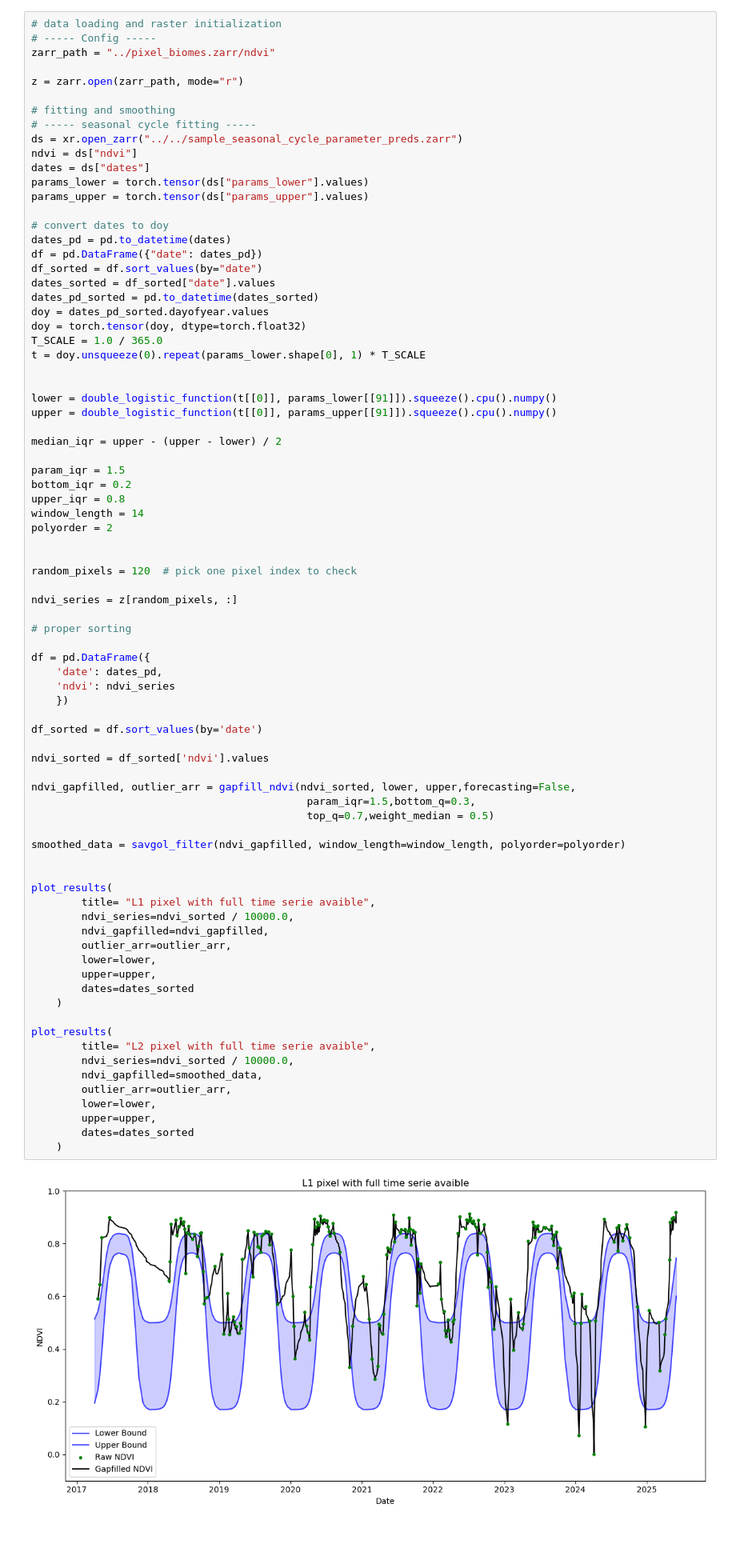
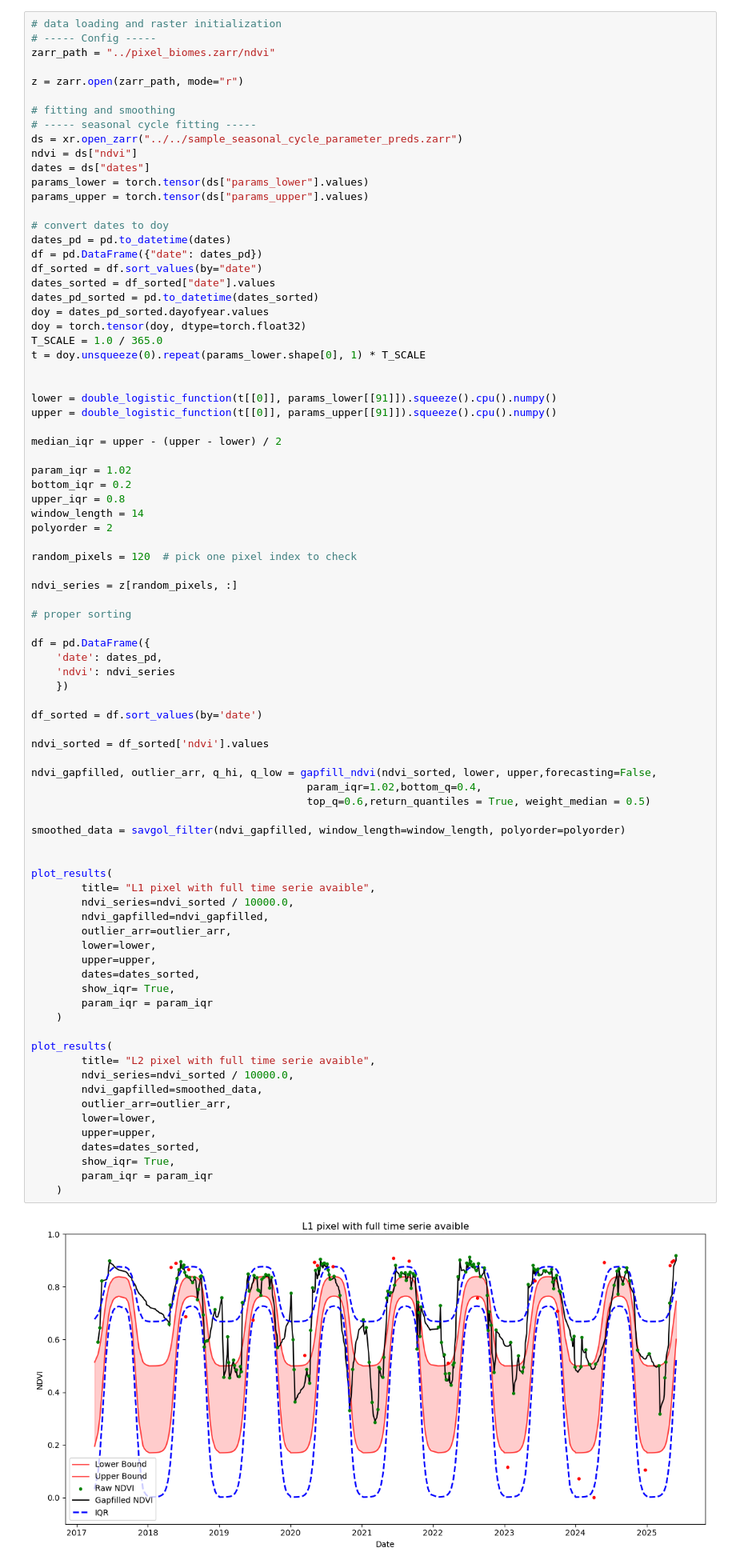
Before and after one commit to geco-bern/swiss-ndvi-processing, a Jupyter notebook: demo/notebook/feedback.ipynb, the cells around one changed output. Shown at 80% size. Saved outputs shown, nothing was run; the diff lists cells and outputs as text; blank space fills up the shorter version.

Commit message:
update outlier detection

```diff
--- a/demo/notebook/feedback.ipynb
+++ b/demo/notebook/feedback.ipynb
@@ -65,12 +68,11 @@ upper = double_logistic_function(t[[0]], params_upper[[91]]).squeeze().cpu().num
 
 median_iqr = upper - (upper - lower) / 2
 
-param_iqr = 1.5
+param_iqr = 1.02
 bottom_iqr = 0.2
 upper_iqr = 0.8
 window_length = 14
 polyorder = 2
-
 
 random_pixels = 120  # pick one pixel index to check
 
@@ -82,36 +84,40 @@ df = pd.DataFrame({
     'date': dates_pd,
     'ndvi': ndvi_series
     })
 
 df_sorted = df.sort_values(by='date')
 
 ndvi_sorted = df_sorted['ndvi'].values
 
-ndvi_gapfilled, outlier_arr = gapfill_ndvi(ndvi_sorted, lower, upper,forecasting=False,
-                                            param_iqr=1.5,bottom_q=0.3,
-                                            top_q=0.7,weight_median = 0.5)
+ndvi_gapfilled, outlier_arr, q_hi, q_low = gapfill_ndvi(ndvi_sorted, lower, upper,forecasting=False,
+                                            param_iqr=1.02,bottom_q=0.4,
+                                            top_q=0.6,return_quantiles = True, weight_median = 0.5)
 
 smoothed_data = savgol_filter(ndvi_gapfilled, window_length=window_length, polyorder=polyorder)
 
 
 plot_results(
         title= "L1 pixel with full time serie avaible",
         ndvi_series=ndvi_sorted / 10000.0,
         ndvi_gapfilled=ndvi_gapfilled,
         outlier_arr=outlier_arr,
         lower=lower,
         upper=upper,
-        dates=dates_sorted
+        dates=dates_sorted,
+        show_iqr= True,
+        param_iqr = param_iqr
     )
 
 plot_results(
         title= "L2 pixel with full time serie avaible",
         ndvi_series=ndvi_sorted / 10000.0,
         ndvi_gapfilled=smoothed_data,
         outlier_arr=outlier_arr,
         lower=lower,
         upper=upper,
-        dates=dates_sorted
+        dates=dates_sorted,
+        show_iqr= True,
+        param_iqr = param_iqr
     )
 # %% [output]
-[figure, old version]
+[figure, new version]
```
Also changed, not shown: parts of 9 cells of this notebook, 2 other files.
